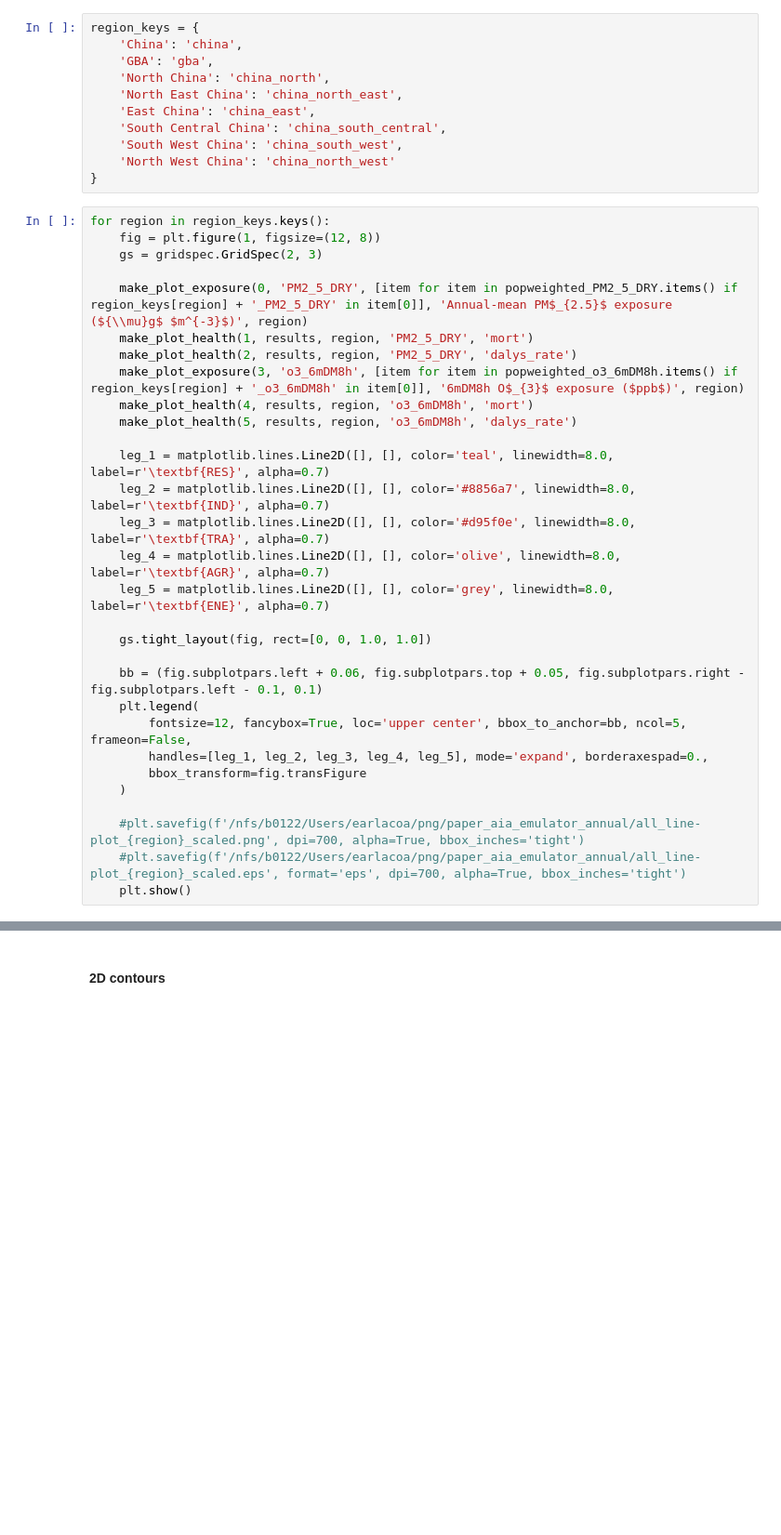
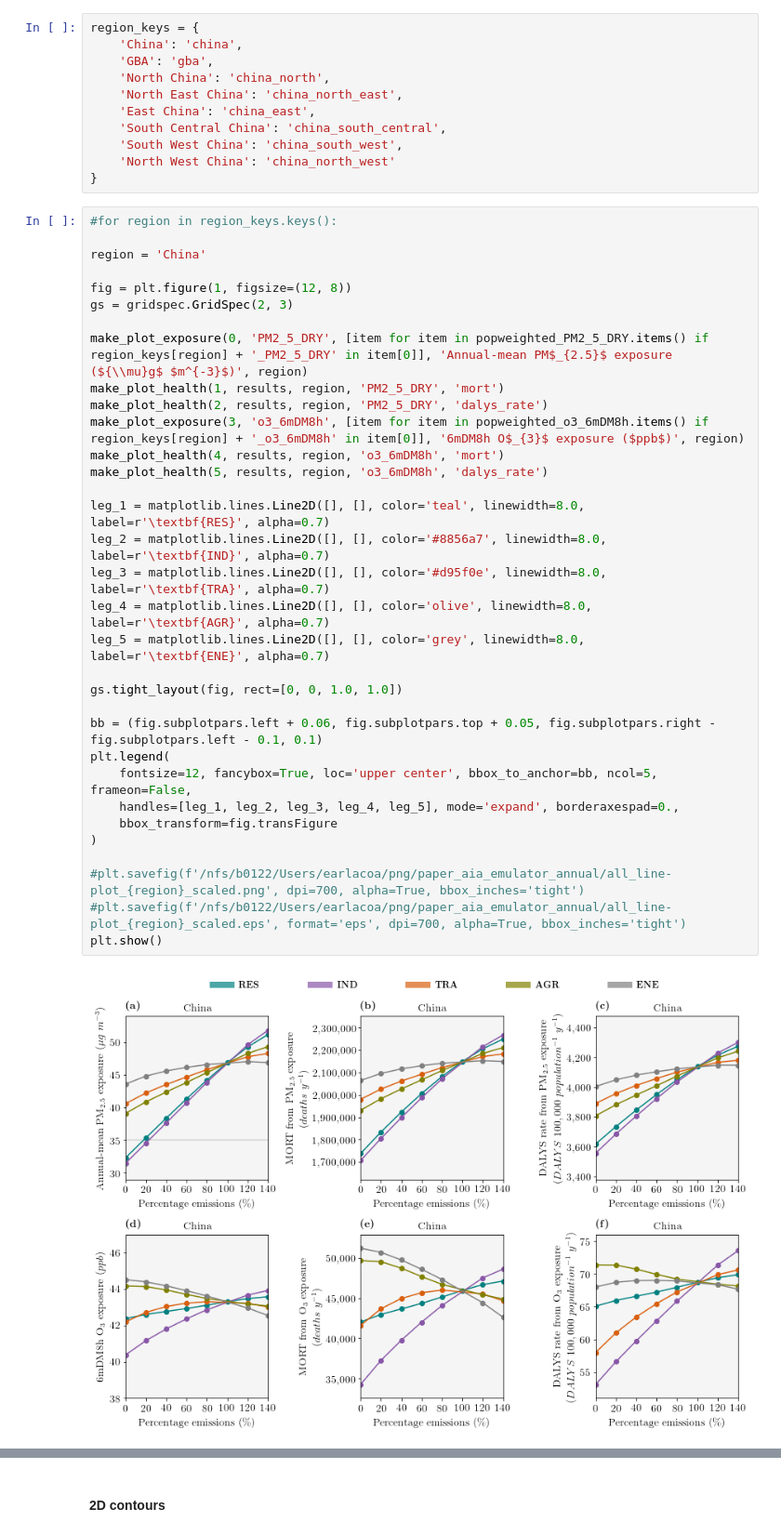
Before and after one commit to lukeconibear/emulator_annual, a Jupyter notebook: emulator_plots.ipynb, the cells around one changed output, grey strips where cells are left out. Shown at 93% size. Saved outputs shown, nothing was run; the diff lists cells and outputs as text; blank space fills up the shorter version.

```diff
--- a/emulator_plots.ipynb
+++ b/emulator_plots.ipynb
@@ -1685,32 +1686,37 @@ region_keys = {
     'North West China': 'china_north_west'
 }
 # %%
-for region in region_keys.keys():
-    fig = plt.figure(1, figsize=(12, 8))
-    gs = gridspec.GridSpec(2, 3)
+#for region in region_keys.keys():
 
-    make_plot_exposure(0, 'PM2_5_DRY', [item for item in popweighted_PM2_5_DRY.items() if region_keys[region] + '_PM2_5_DRY' in item[0]], 'Annual-mean PM$_{2.5}$ exposure (${\\mu}g$ $m^{-3}$)', region)
-    make_plot_health(1, results, region, 'PM2_5_DRY', 'mort')
-    make_plot_health(2, results, region, 'PM2_5_DRY', 'dalys_rate')
-    make_plot_exposure(3, 'o3_6mDM8h', [item for item in popweighted_o3_6mDM8h.items() if region_keys[region] + '_o3_6mDM8h' in item[0]], '6mDM8h O$_{3}$ exposure ($ppb$)', region)
-    make_plot_health(4, results, region, 'o3_6mDM8h', 'mort')
-    make_plot_health(5, results, region, 'o3_6mDM8h', 'dalys_rate')
+region = 'China'
 
-    leg_1 = matplotlib.lines.Line2D([], [], color='teal', linewidth=8.0, label=r'\textbf{RES}', alpha=0.7)
-    leg_2 = matplotlib.lines.Line2D([], [], color='#8856a7', linewidth=8.0, label=r'\textbf{IND}', alpha=0.7)
-    leg_3 = matplotlib.lines.Line2D([], [], color='#d95f0e', linewidth=8.0, label=r'\textbf{TRA}', alpha=0.7)
-    leg_4 = matplotlib.lines.Line2D([], [], color='olive', linewidth=8.0, label=r'\textbf{AGR}', alpha=0.7)
-    leg_5 = matplotlib.lines.Line2D([], [], color='grey', linewidth=8.0, label=r'\textbf{ENE}', alpha=0.7)
+fig = plt.figure(1, figsize=(12, 8))
+gs = gridspec.GridSpec(2, 3)
 
-    gs.tight_layout(fig, rect=[0, 0, 1.0, 1.0])
+make_plot_exposure(0, 'PM2_5_DRY', [item for item in popweighted_PM2_5_DRY.items() if region_keys[region] + '_PM2_5_DRY' in item[0]], 'Annual-mean PM$_{2.5}$ exposure (${\\mu}g$ $m^{-3}$)', region)
+make_plot_health(1, results, region, 'PM2_5_DRY', 'mort')
+make_plot_health(2, results, region, 'PM2_5_DRY', 'dalys_rate')
+make_plot_exposure(3, 'o3_6mDM8h', [item for item in popweighted_o3_6mDM8h.items() if region_keys[region] + '_o3_6mDM8h' in item[0]], '6mDM8h O$_{3}$ exposure ($ppb$)', region)
+make_plot_health(4, results, region, 'o3_6mDM8h', 'mort')
+make_plot_health(5, results, region, 'o3_6mDM8h', 'dalys_rate')
 
-    bb = (fig.subplotpars.left + 0.06, fig.subplotpars.top + 0.05, fig.subplotpars.right - fig.subplotpars.left - 0.1, 0.1)
-    plt.legend(
-        fontsize=12, fancybox=True, loc='upper center', bbox_to_anchor=bb, ncol=5, frameon=False,
-        handles=[leg_1, leg_2, leg_3, leg_4, leg_5], mode='expand', borderaxespad=0.,
-        bbox_transform=fig.transFigure
-    )
+leg_1 = matplotlib.lines.Line2D([], [], color='teal', linewidth=8.0, label=r'\textbf{RES}', alpha=0.7)
+leg_2 = matplotlib.lines.Line2D([], [], color='#8856a7', linewidth=8.0, label=r'\textbf{IND}', alpha=0.7)
+leg_3 = matplotlib.lines.Line2D([], [], color='#d95f0e', linewidth=8.0, label=r'\textbf{TRA}', alpha=0.7)
+leg_4 = matplotlib.lines.Line2D([], [], color='olive', linewidth=8.0, label=r'\textbf{AGR}', alpha=0.7)
+leg_5 = matplotlib.lines.Line2D([], [], color='grey', linewidth=8.0, label=r'\textbf{ENE}', alpha=0.7)
 
-    #plt.savefig(f'/nfs/b0122/Users/earlacoa/png/paper_aia_emulator_annual/all_line-plot_{region}_scaled.png', dpi=700, alpha=True, bbox_inches='tight')
-    #plt.savefig(f'/nfs/b0122/Users/earlacoa/png/paper_aia_emulator_annual/all_line-plot_{region}_scaled.eps', format='eps', dpi=700, alpha=True, bbox_inches='tight')
-    plt.show()
+gs.tight_layout(fig, rect=[0, 0, 1.0, 1.0])
+
+bb = (fig.subplotpars.left + 0.06, fig.subplotpars.top + 0.05, fig.subplotpars.right - fig.subplotpars.left - 0.1, 0.1)
+plt.legend(
+    fontsize=12, fancybox=True, loc='upper center', bbox_to_anchor=bb, ncol=5, frameon=False,
+    handles=[leg_1, leg_2, leg_3, leg_4, leg_5], mode='expand', borderaxespad=0.,
+    bbox_transform=fig.transFigure
+)
+
+#plt.savefig(f'/nfs/b0122/Users/earlacoa/png/paper_aia_emulator_annual/all_line-plot_{region}_scaled.png', dpi=700, alpha=True, bbox_inches='tight')
+#plt.savefig(f'/nfs/b0122/Users/earlacoa/png/paper_aia_emulator_annual/all_line-plot_{region}_scaled.eps', format='eps', dpi=700, alpha=True, bbox_inches='tight')
+plt.show()
+# %% [output]
+[figure, added]
```
Also changed, not shown: parts of 10 cells of this notebook, 5 other files.
